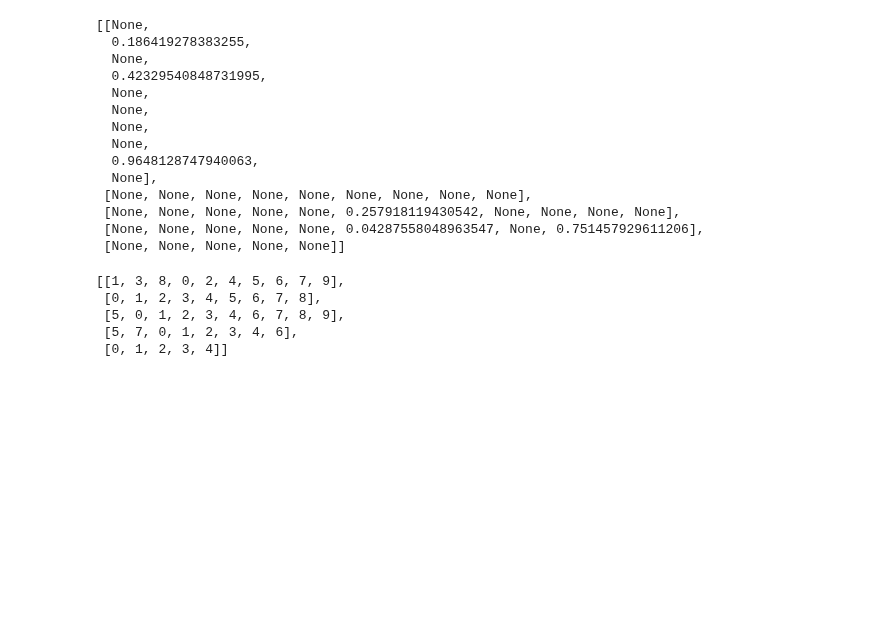
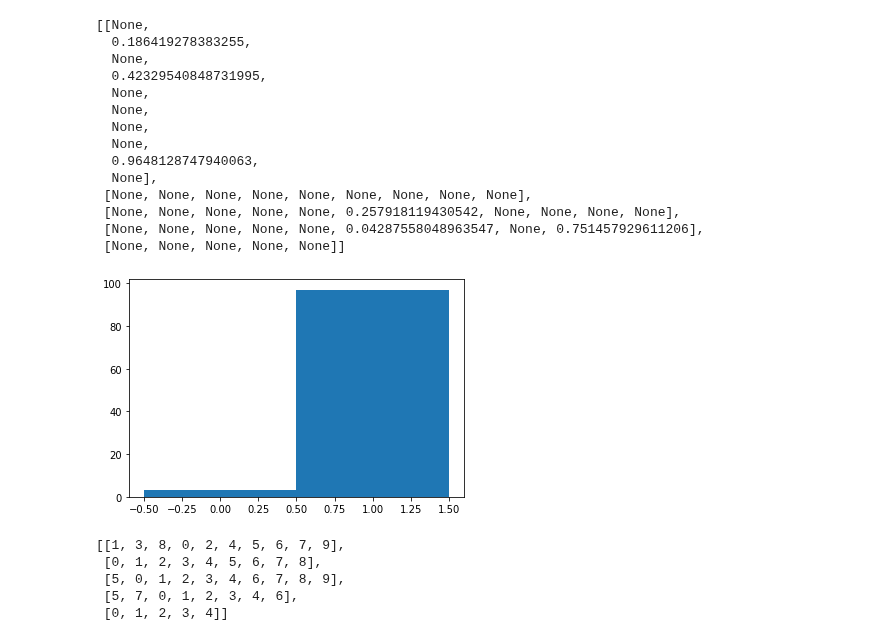
Before and after one commit to PocketCoffea/PocketCoffea, a Jupyter notebook: notebooks/parton_matching.ipynb, the cells around one changed output. Saved outputs shown, nothing was run; the diff lists cells and outputs as text; code cells hidden in the pictures; blank space fills up the shorter version.

```diff
--- a/notebooks/parton_matching.ipynb
+++ b/notebooks/parton_matching.ipynb
@@ -117,6 +148,10 @@ ak.mask(deltaR0, deltaR0<1)[0:5].tolist()
  [None, None, None, None, None]]
 # %%
 has_a_jet = ak.sum(ak.mask(deltaR0, deltaR0<1),axis=-1) > 0
+# %%
+plt.hist(has_a_jet, bins=2, range=(-0.5,1.5));
+# %% [output]
+[figure, added]
 # %%
 sortedR = ak.argsort(ak.mask(deltaR0, deltaR0<1))
 # %%
```
Also changed, not shown: parts of 53 cells of this notebook, 1 other file.
